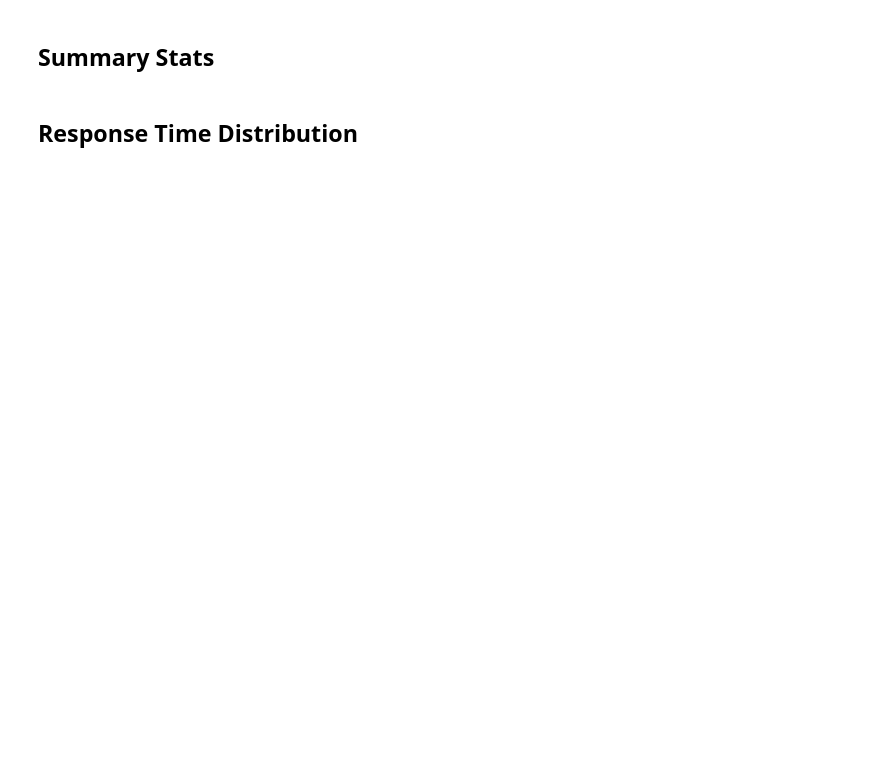
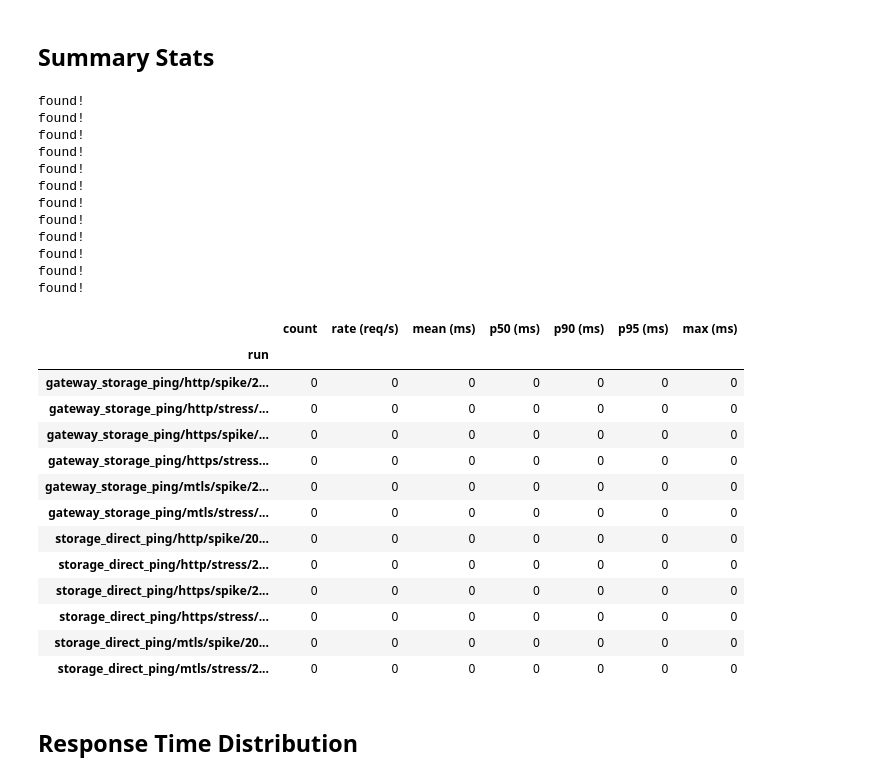
Before and after one commit to JacobDNielsen/FileShare, a Jupyter notebook: src/k6/notebooks/metrics_visualization.ipynb, the cells around one changed output. Drawn from its saved outputs; the diff is of its cells as text; code cells hidden in the pictures; blank space fills up the shorter version.

```diff
--- a/src/k6/notebooks/metrics_visualization.ipynb
+++ b/src/k6/notebooks/metrics_visualization.ipynb
@@ -49,34 +117,63 @@ rows = []
 for label, fp in files:
     summary_path = fp.parent / "summary.json"
     if summary_path.exists():
+        print("found!")
         data = json.loads(summary_path.read_text())
         vals = data.get("metrics", {}).get("http_req_duration", {}).get("values", {})
         reqs = data.get("metrics", {}).get("http_reqs", {}).get("values", {})
         rows.append({
             "run": label,
             "count": int(reqs.get("count", 0)),
             "rate (req/s)": round(reqs.get("rate", 0), 2),
             "mean (ms)": round(vals.get("avg", 0), 2),
             "p50 (ms)": round(vals.get("med", 0), 2),
             "p90 (ms)": round(vals.get("p(90)", 0), 2),
             "p95 (ms)": round(vals.get("p(95)", 0), 2),
             "max (ms)": round(vals.get("max", 0), 2),
         })
     else:
         dur = get_metric(runs[label], "http_req_duration")["value"].dropna()
+        direct_dur = get_metrics(direct_runs[label], "http_req_duration")["value"].dropna()
         reqs_count = len(get_metric(runs[label], "http_reqs"))
         rows.append({
             "run": label,
             "count": reqs_count,
             "rate (req/s)": None,
             "mean (ms)": round(dur.mean(), 2) if not dur.empty else None,
             "p50 (ms)": round(np.percentile(dur, 50), 2) if not dur.empty else None,
             "p90 (ms)": round(np.percentile(dur, 90), 2) if not dur.empty else None,
             "p95 (ms)": round(np.percentile(dur, 95), 2) if not dur.empty else None,
             "max (ms)": round(dur.max(), 2) if not dur.empty else None,
         })
 
 pd.DataFrame(rows).set_index("run")
+# %% [output]
+found!
+found!
+found!
+found!
+found!
+found!
+found!
+found!
+found!
+found!
+found!
+found!
+|  | count | rate (req/s) | mean (ms) | p50 (ms) | p90 (ms) | p95 (ms) | max (ms) |
+| run |  |  |  |  |  |  |  |
+| gateway_storage_ping/http/spike/2... | 0 | 0 | 0 | 0 | 0 | 0 | 0 |
+| gateway_storage_ping/http/stress/... | 0 | 0 | 0 | 0 | 0 | 0 | 0 |
+| gateway_storage_ping/https/spike/... | 0 | 0 | 0 | 0 | 0 | 0 | 0 |
+| gateway_storage_ping/https/stress... | 0 | 0 | 0 | 0 | 0 | 0 | 0 |
+| gateway_storage_ping/mtls/spike/2... | 0 | 0 | 0 | 0 | 0 | 0 | 0 |
+| gateway_storage_ping/mtls/stress/... | 0 | 0 | 0 | 0 | 0 | 0 | 0 |
+| storage_direct_ping/http/spike/20... | 0 | 0 | 0 | 0 | 0 | 0 | 0 |
+| storage_direct_ping/http/stress/2... | 0 | 0 | 0 | 0 | 0 | 0 | 0 |
+| storage_direct_ping/https/spike/2... | 0 | 0 | 0 | 0 | 0 | 0 | 0 |
+| storage_direct_ping/https/stress/... | 0 | 0 | 0 | 0 | 0 | 0 | 0 |
+| storage_direct_ping/mtls/spike/20... | 0 | 0 | 0 | 0 | 0 | 0 | 0 |
+| storage_direct_ping/mtls/stress/2... | 0 | 0 | 0 | 0 | 0 | 0 | 0 |
 # %% [markdown]
 ## Response Time Distribution
 # %%
```
Also changed, not shown: parts of 16 cells of this notebook.
